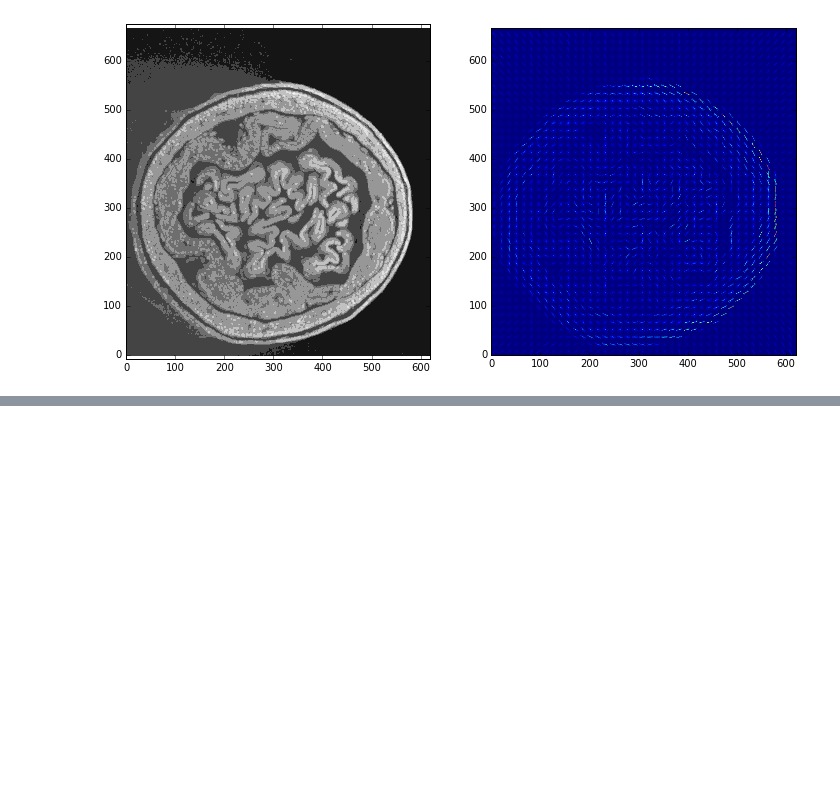
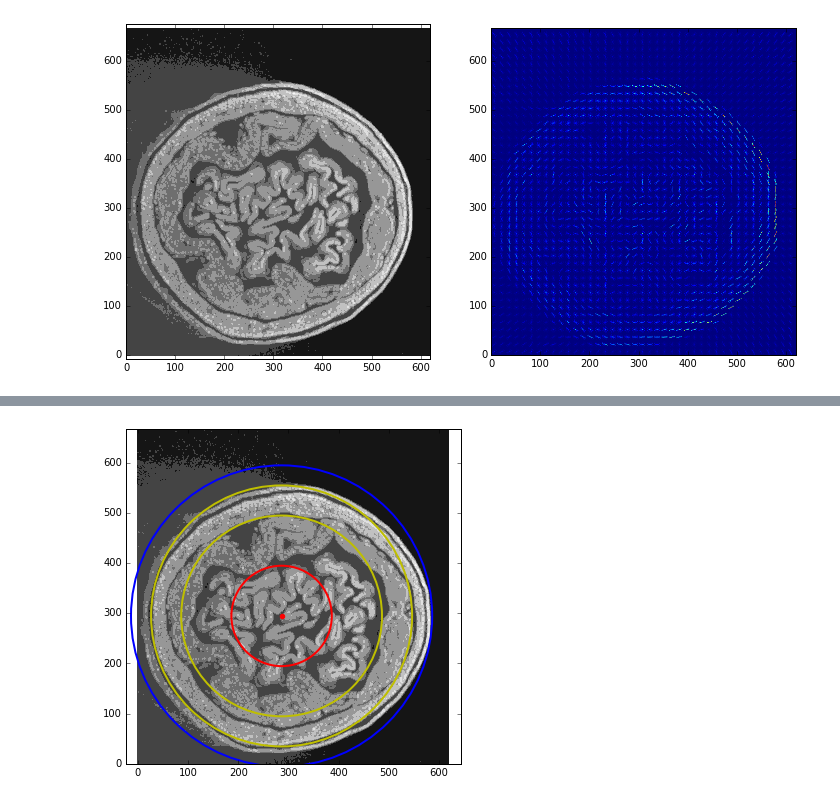
Before and after one commit to brown-ccv/bud_segment, a Jupyter notebook: leaf_volume_HOG.ipynb, the cells around one changed output, grey strips where cells are left out. Cells and saved outputs as stored; diff of their text form; code cells hidden in the pictures; blank space fills up the shorter version.

```diff
--- a/leaf_volume_HOG.ipynb
+++ b/leaf_volume_HOG.ipynb
@@ -54,0 +124,20 @@ plt.show()
+# %%
+# mark the regions of the three classes
+
+plt.axis('equal')
+plt.ylim([0,np.shape(im1)[0]])
+plt.xlim([0,np.shape(im1)[1]])
+plt.contourf(im1,cmap='Greys_r')
+plt.scatter(cr1,cc1,color='r')
+circle1 = plt.Circle((cr1,cc1),100,color='r',fill=False,lw=2)
+circle2 = plt.Circle((cr1,cc1),200,color='y',fill=False,lw=2)
+circle3 = plt.Circle((cr1,cc1),260,color='y',fill=False,lw=2)
+circle4 = plt.Circle((cr1,cc1),300,color='b',fill=False,lw=2)
+plt.gca().add_patch(circle1)
+plt.gca().add_patch(circle2)
+plt.gca().add_patch(circle3)
+plt.gca().add_patch(circle4)
+plt.savefig('imgs/hog_image_classes.png',dpi=150)
+plt.show()
+# %% [output]
+[figure, added]
```
Also changed, not shown: parts of 2 cells of this notebook, 2 other files.
